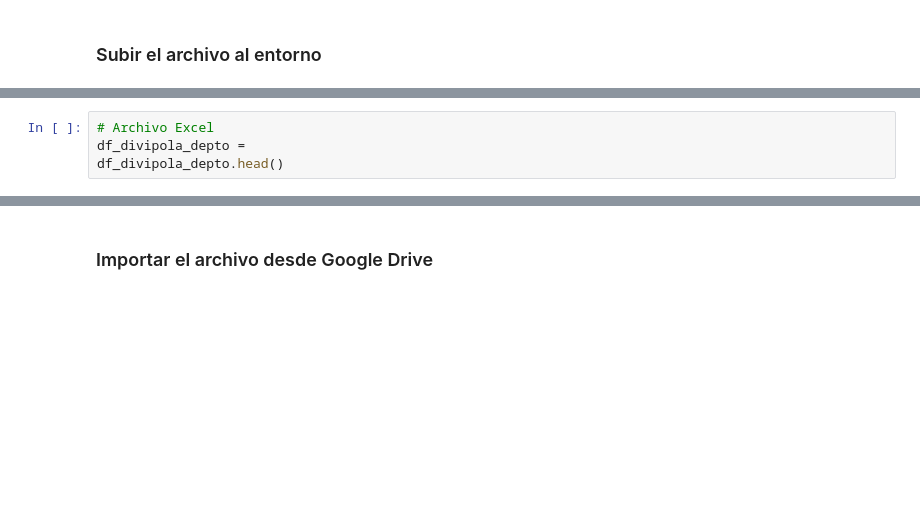
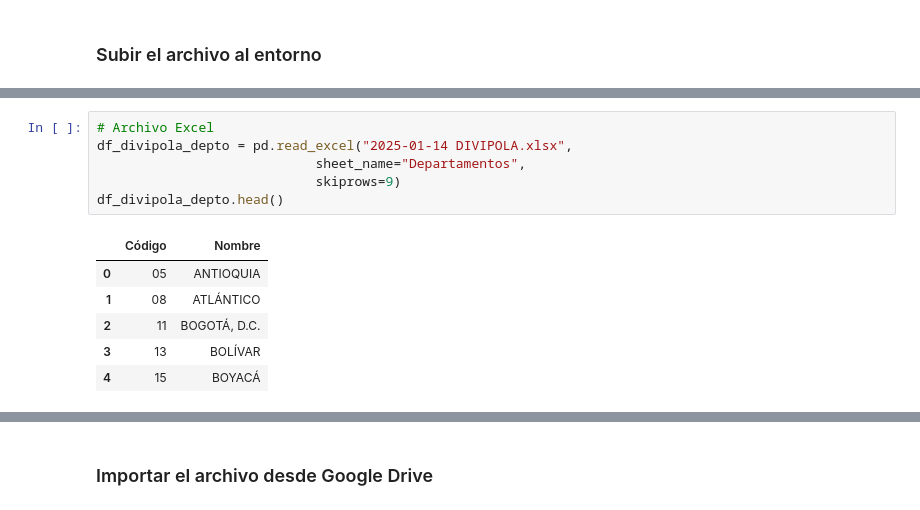
Before and after one commit to juanroarodriguez-source/curso-ia-para-economia, a Jupyter notebook: clases/3_Analisis_y_visualizacion_datos/1_Importacion_Extraccion_Datos.ipynb, the cells around one changed output, grey strips where cells are left out. Cells and saved outputs as stored; diff of their text form; blank space fills up the shorter version.

```diff
--- a/clases/3_Analisis_y_visualizacion_datos/1_Importacion_Extraccion_Datos.ipynb
+++ b/clases/3_Analisis_y_visualizacion_datos/1_Importacion_Extraccion_Datos.ipynb
@@ -79,7 +140,16 @@ df_mun2.head()
 # %%
 # Archivo Excel
-df_divipola_depto =
+df_divipola_depto = pd.read_excel("2025-01-14 DIVIPOLA.xlsx",
+                            sheet_name="Departamentos",
+                            skiprows=9)
 df_divipola_depto.head()
+# %% [output]
+|  | Código | Nombre |
+| 0 | 05 | ANTIOQUIA |
+| 1 | 08 | ATLÁNTICO |
+| 2 | 11 | BOGOTÁ, D.C. |
+| 3 | 13 | BOLÍVAR |
+| 4 | 15 | BOYACÁ |
 # %%
 # Archivo Excel
 df_divipola_mun = pd.read_excel("2025-01-14 DIVIPOLA.xlsx",
```
Also changed, not shown: parts of 19 cells of this notebook.
